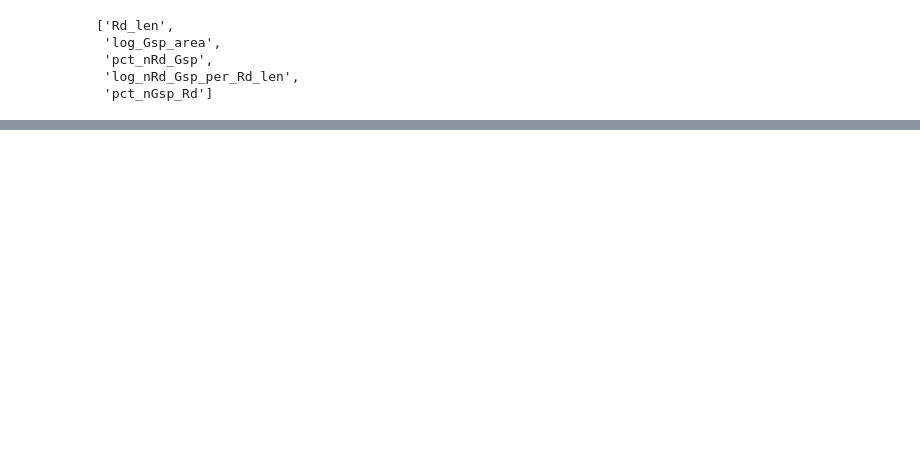
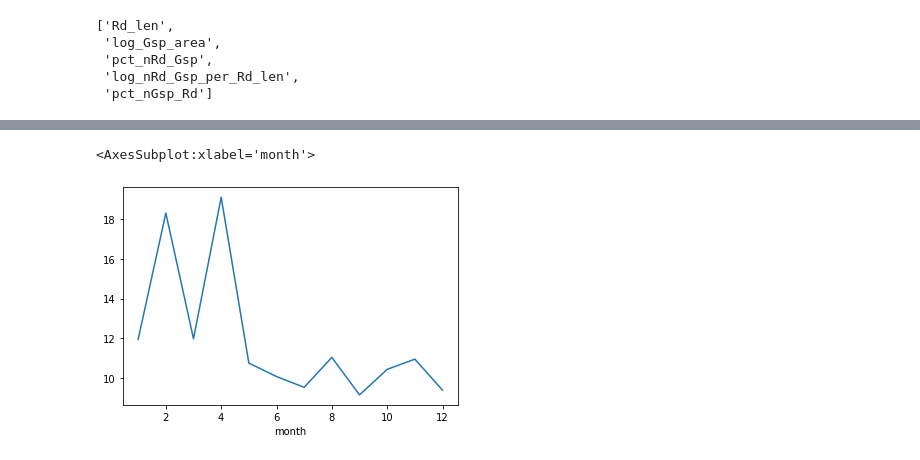
Before and after one commit to yulun-cd/IGS, a Jupyter notebook: DataAnalysis.ipynb, the cells around one changed output, grey strips where cells are left out. Cells and saved outputs as stored; diff of their text form; code cells hidden in the pictures; blank space fills up the shorter version.

```diff
--- a/DataAnalysis.ipynb
+++ b/DataAnalysis.ipynb
@@ -343,0 +372,5 @@ df.groupby('dayofmonth').mean()['Value'].plot()
+# %%
+df.groupby('month').mean()['Value'].plot()
+# %% [output]
+<AxesSubplot:xlabel='month'>
+[figure, added]
```
Also changed, not shown: parts of 78 cells of this notebook.
